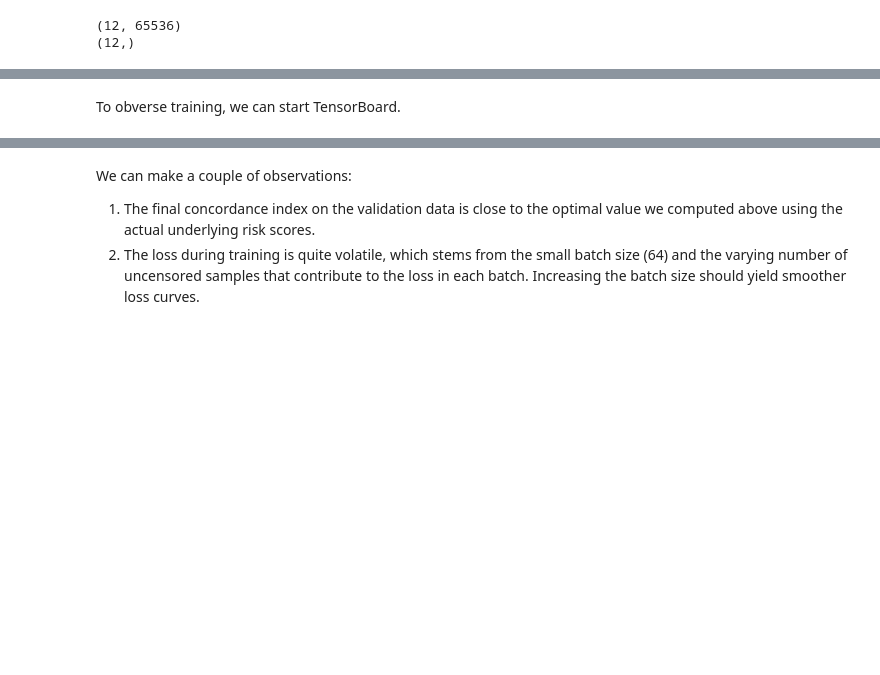
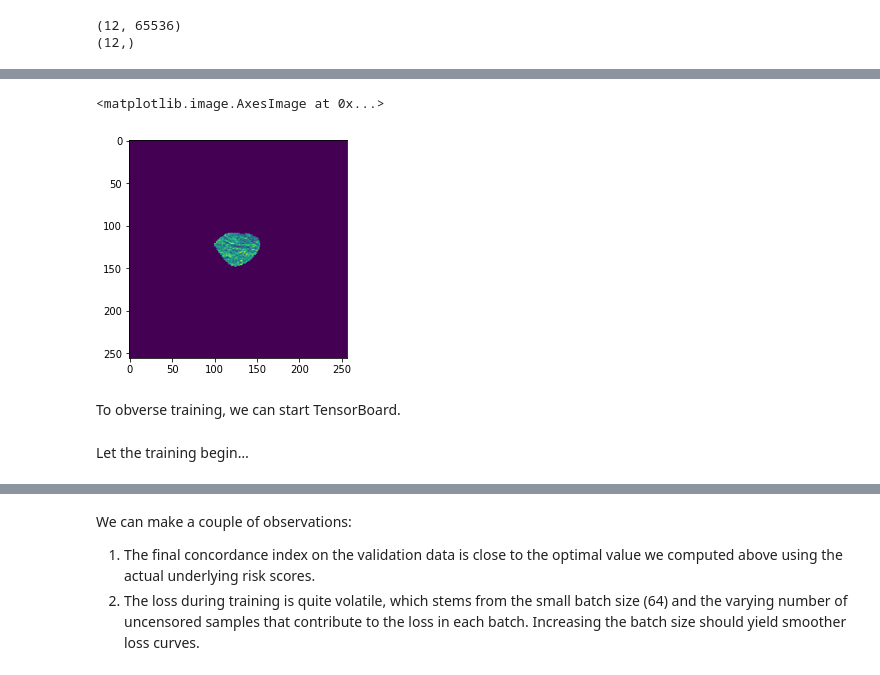
Before and after one commit to strixy16/cisc867_final_project, a Jupyter notebook: model_code.ipynb, the cells around one changed output, grey strips where cells are left out. Saved outputs shown, nothing was run; the diff lists cells and outputs as text; code cells hidden in the pictures; blank space fills up the shorter version.

Commit message:
Model training

```diff
--- a/model_code.ipynb
+++ b/model_code.ipynb
@@ -770,2 +885,9 @@ trainer = TrainAndEvaluateModel(
+# %%
+plt.imshow(res_train_slices[2, :, :, 2])
+# %% [output]
+<matplotlib.image.AxesImage at 0x...>
+[figure, added]
 # %% [markdown]
 To obverse training, we can start TensorBoard.
+# %% [markdown]
+Let the training begin…
```
Also changed, not shown: parts of 35 cells of this notebook.
